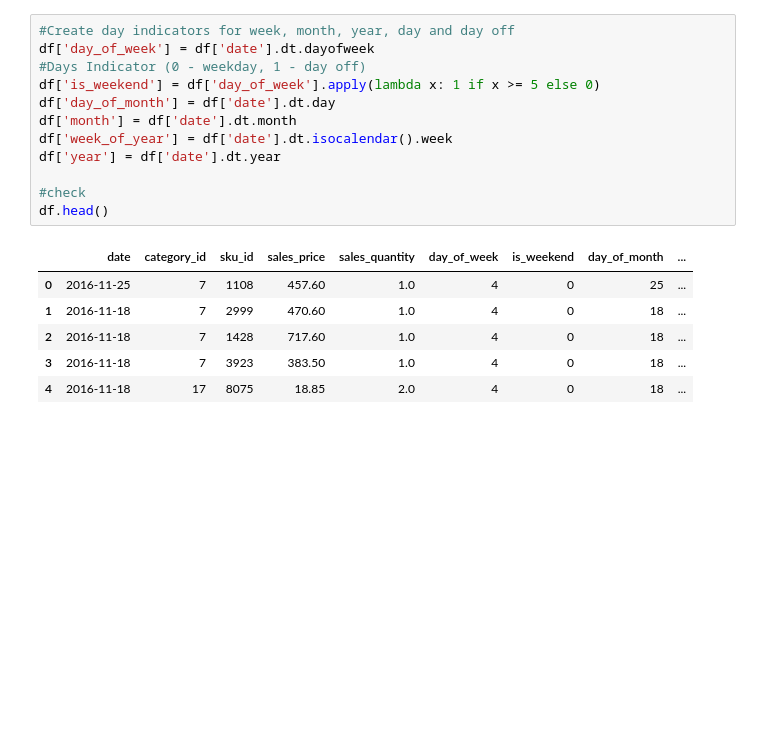
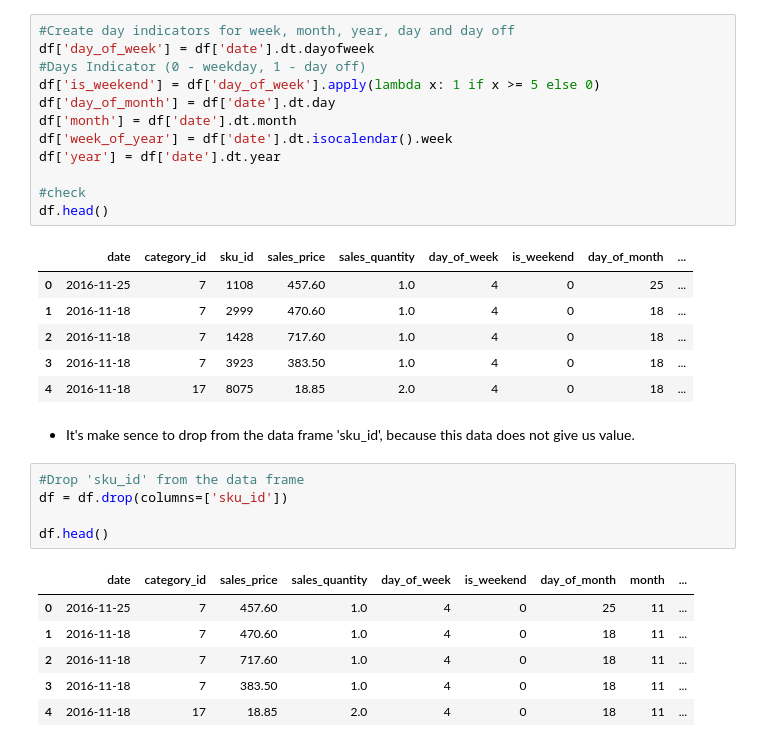
Before and after one commit to BorysZhyhalo/TemaBit-Fozzy-Group, a Jupyter notebook: main.ipynb, the cells around one changed output. Saved outputs shown, nothing was run; the diff lists cells and outputs as text; blank space fills up the shorter version.

Commit message:
Drop 'sku_id' from the data frame

```diff
--- a/main.ipynb
+++ b/main.ipynb
@@ -199,3 +199,17 @@ df.head()
 | 2 | 2016-11-18 | 7 | 1428 | 717.60 | 1.0 | 4 | 0 | 18 | ... |
 | 3 | 2016-11-18 | 7 | 3923 | 383.50 | 1.0 | 4 | 0 | 18 | ... |
 | 4 | 2016-11-18 | 17 | 8075 | 18.85 | 2.0 | 4 | 0 | 18 | ... |
+# %% [markdown]
+* It's make sence to drop from the data frame 'sku_id', because this data does not give us value.
+# %%
+#Drop 'sku_id' from the data frame
+df = df.drop(columns=['sku_id'])
+
+df.head()
+# %% [output]
+|  | date | category_id | sales_price | sales_quantity | day_of_week | is_weekend | day_of_month | month | ... |
+| 0 | 2016-11-25 | 7 | 457.60 | 1.0 | 4 | 0 | 25 | 11 | ... |
+| 1 | 2016-11-18 | 7 | 470.60 | 1.0 | 4 | 0 | 18 | 11 | ... |
+| 2 | 2016-11-18 | 7 | 717.60 | 1.0 | 4 | 0 | 18 | 11 | ... |
+| 3 | 2016-11-18 | 7 | 383.50 | 1.0 | 4 | 0 | 18 | 11 | ... |
+| 4 | 2016-11-18 | 17 | 18.85 | 2.0 | 4 | 0 | 18 | 11 | ... |
```
Also changed, not shown: parts of 1 cell of this notebook, 1 other file.
